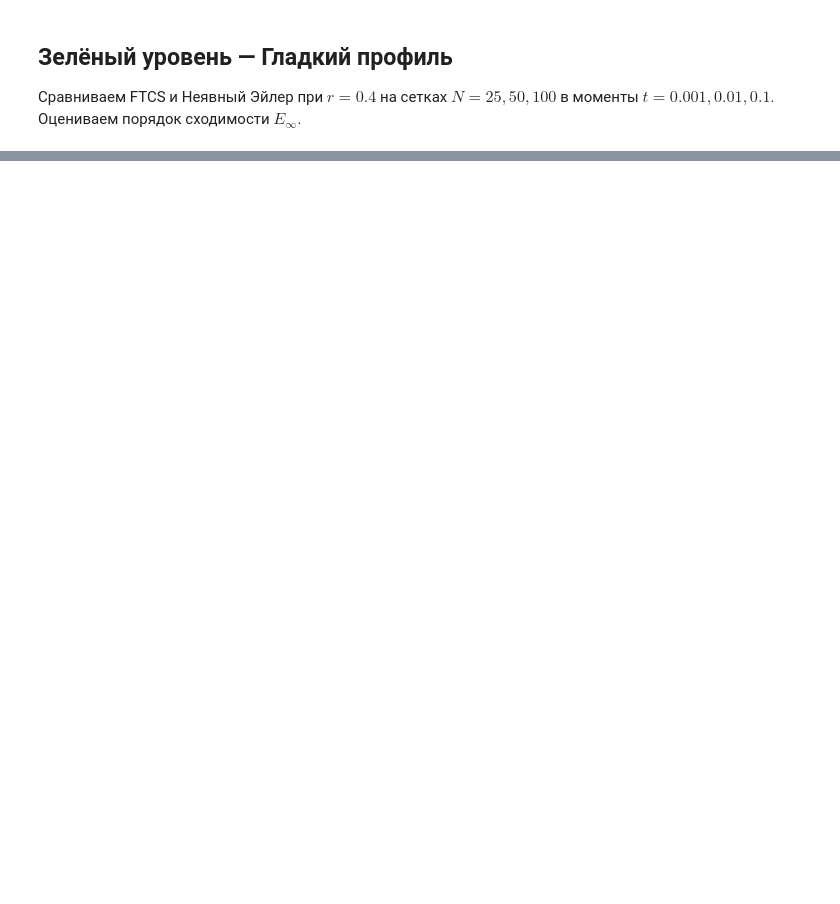
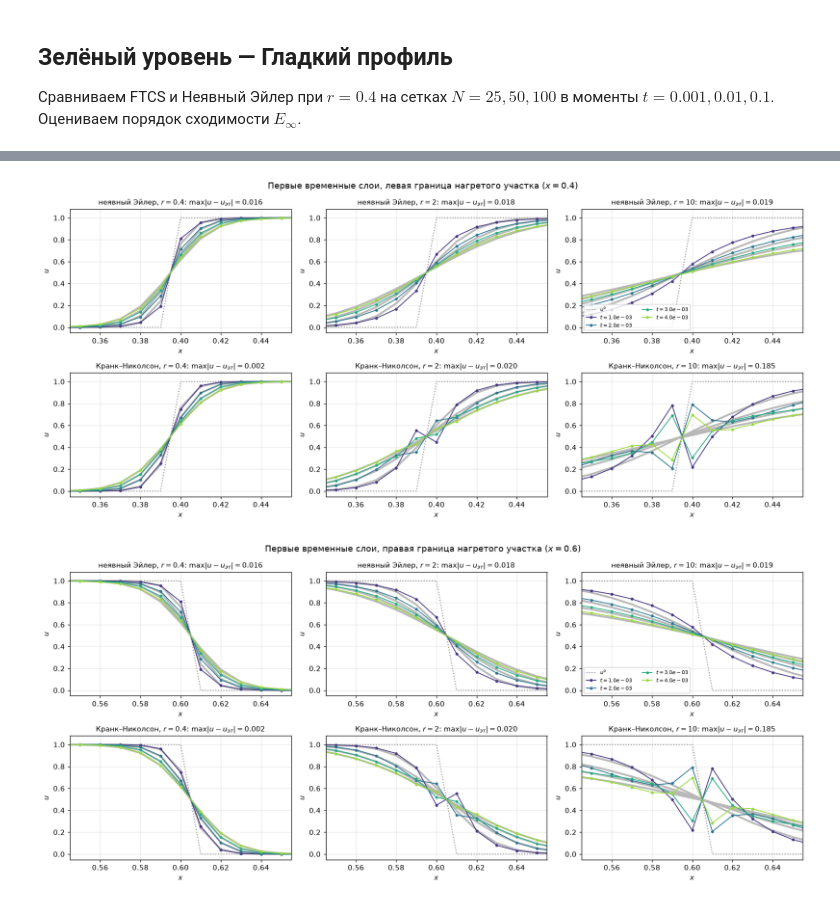
Before and after one commit to yartmihant/Students6Year2026, a Jupyter notebook: homework/uhanov/7.1/Program_7.1.ipynb, the cells around one changed output, grey strips where cells are left out. Saved outputs shown, nothing was run; the diff lists cells and outputs as text; code cells hidden in the pictures; blank space fills up the shorter version.

```diff
--- a/homework/uhanov/7.1/Program_7.1.ipynb
+++ b/homework/uhanov/7.1/Program_7.1.ipynb
@@ -334,0 +302,60 @@ plt.show()
+# %%
+def layers_figure(xlim, title, r_vals=(0.4, 2.0, 10.0), n_layers=4):
+    """Первые n_layers слоёв для Эйлера и CN при разных r; серые линии -- эталон."""
+    fig, axes = plt.subplots(2, len(r_vals), figsize=(15, 6.8))
+    colors = plt.cm.viridis(np.linspace(0.15, 0.85, n_layers))
+
+    for col, r in enumerate(r_vals):
+        dx = 1.0 / N_y
+        dt = r * dx**2
+        ts = [k * dt for k in range(1, n_layers + 1)]
+
+        x, h_ref = solve_heat(N_y, ts[-1], r_ref, "CN", u0_step, t_snapshots=ts)
+        snaps = dict((round(t, 15), v) for t, v in h_ref)
+
+        for row, method in enumerate(("Euler", "CN")):
+            ax = axes[row, col]
+            _, h = solve_heat(N_y, ts[-1], r, method, u0_step,
+                              keep_all=True, t_snapshots=ts)
+            hist = dict((round(t, 15), v) for t, v in h)
+
+            ax.plot(x, u0_step(x), color="0.55", ls=":", lw=1.4, label="$u^0$")
+            for k, t in enumerate(ts):            # эталон -- толстые серые линии
+                u_r = snaps.get(round(t, 15))
+                if u_r is None:
+                    continue
+                if k == 0 and row == 0 and col == 0:
+                    ax.plot(x, u_r, "-", lw=2.6, color="0.72", label="эталон $r=0.01$")
+                else:
+                    ax.plot(x, u_r, "-", lw=2.6, color="0.72")
+            for k, t in enumerate(ts):            # численное решение -- поверх
+                u_k = hist.get(round(t, 15))
+                if u_k is None:
+                    continue
+                ax.plot(x, u_k, "o-", ms=3, lw=1.2, color=colors[k],
+                        label="$t=%.1e$" % t)
+
+            u_last = hist[round(ts[-1], 15)]
+            u_ref_last = snaps[round(ts[-1], 15)]
+            dev = np.max(np.abs(u_last - u_ref_last))
+            ax.set_xlim(*xlim)
+            ax.set_ylim(-0.05, 1.08)
+            ax.set_xlabel("$x$")
+            ax.set_ylabel("$u$")
+            name = "неявный Эйлер" if method == "Euler" else "Кранк–Николсон"
+            ax.set_title("%s, $r=%g$: max$|u-u_{эт}|=%.3f$" % (name, r, dev))
+            if row == 0 and col == 2:
+                ax.legend(fontsize=7, ncol=2, loc="lower left")
+
+    fig.suptitle(title, fontsize=12)
+    plt.tight_layout()
+    plt.show()
+
+
+layers_figure((0.345, 0.455),
+              "Первые временные слои, левая граница нагретого участка ($x=0.4$)")
+layers_figure((0.545, 0.655),
+              "Первые временные слои, правая граница нагретого участка ($x=0.6$)")
+# %% [output]
+[figure, added]
+[figure, added]
```
Also changed, not shown: parts of 36 cells of this notebook, 22 other files.
